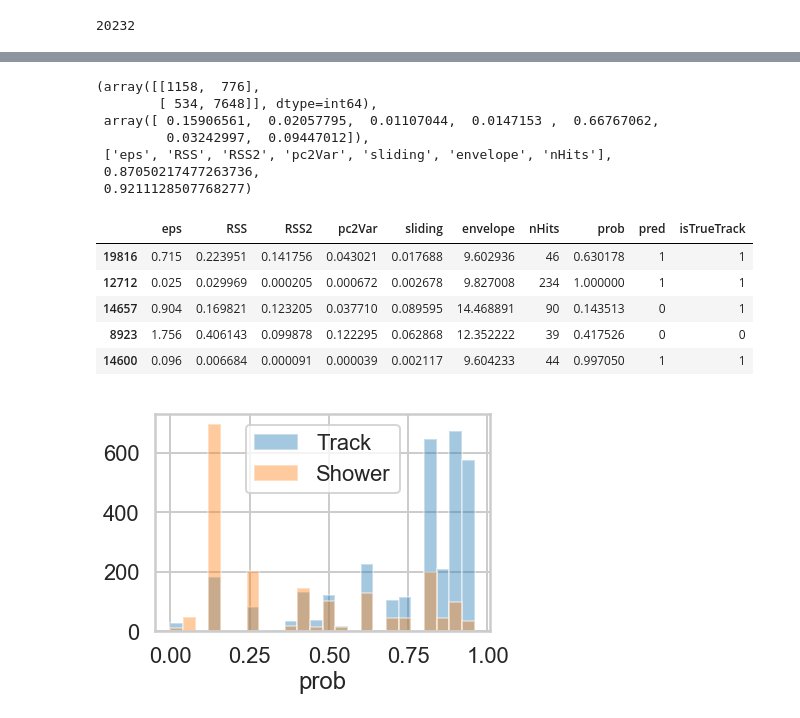
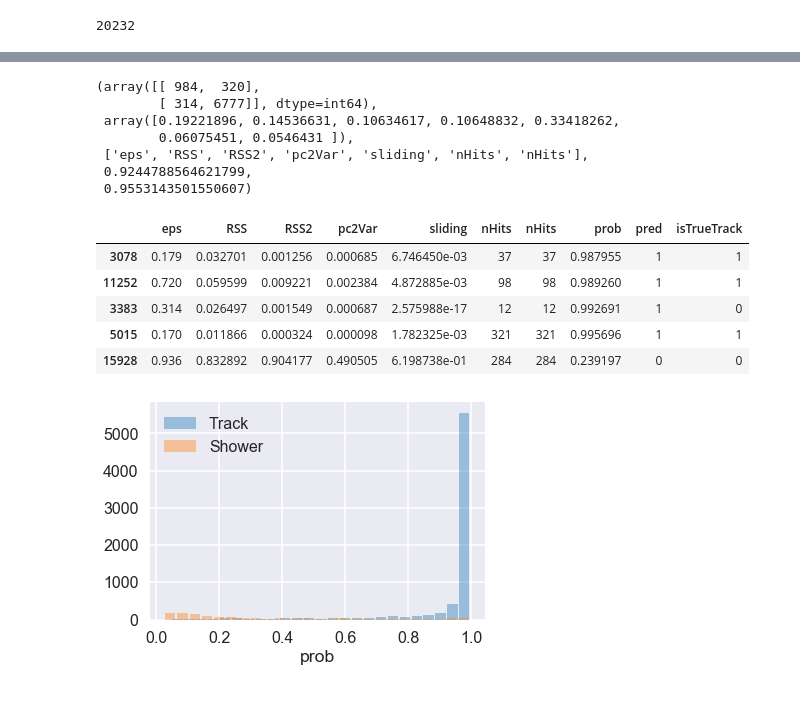
Before and after one commit to daanyaal1/Pandora-Masters-Project, a Jupyter notebook: Code/graphs.ipynb, the cells around one changed output, grey strips where cells are left out. Saved outputs shown, nothing was run; the diff lists cells and outputs as text; code cells hidden in the pictures.

Commit message:
Improved Graph

```diff
--- a/Code/graphs.ipynb
+++ b/Code/graphs.ipynb
@@ -20,9 +20,10 @@ len(df)
 20232
 # %%
 
-variables = ['eps','RSS', 'RSS2', 'pc2Var', 'sliding', 'envelope']
+variables = ['eps','RSS', 'RSS2', 'pc2Var', 'sliding', 'nHits']
 # %%
-df_cut = df.loc[(df['completeness']>0) & (df['purity']>0) & (df['nHits']>0)]
+df_cut = df.loc[(df['completeness']>0.5) & (df['purity']>0.5) & (df['nHits']>0) ]
 len(df_cut)
 df.head()
+len(df_cut)
 # %% [output]
@@ -35,5 +31,5 @@ df.head()
 # %%
-sns.set_style('whitegrid')
+sns.set_style('darkgrid')
 sns.set_context("poster")
 length=3
 width=2
@@ -42,8 +38,8 @@ plt.gcf().subplots_adjust(bottom=-0.8)
 count=0
 for i in range(len(variables)):
     bins = np.arange(min(df_cut[variables[i]]), max(df_cut[variables[i]]),(max(df_cut[variables[i]]) - min(df_cut[variables[i]]))/50)
-    sns.distplot(df_cut[df_cut.isTrueTrack == 1][variables[i]],bins=bins, label='Track',kde=False, norm_hist=True, ax=axarr[i%length][count%width])
-    sns.distplot(df_cut[df_cut.isTrueTrack == 0][variables[i]], bins= bins, label = 'Shower', kde=False, norm_hist=True, ax=axarr[i%length][count%width])
+    sns.distplot(df_cut[df_cut.isTrueTrack == 1][variables[i]],hist_kws = {"rwidth" :0.85},  bins=bins, label='Track',kde=False, norm_hist=True, ax=axarr[i%length][count%width])
+    sns.distplot(df_cut[df_cut.isTrueTrack == 0][variables[i]],hist_kws = {"rwidth" :0.85}, bins= bins, label = 'Shower', kde=False, norm_hist=True, ax=axarr[i%length][count%width])
     plt.legend()
     axarr[i%length][count%width].legend()
     #axarr[i%length][count%width].set_yscale('log')
@@ -76,22 +78,23 @@ df.head()
 train_variables = variables + ['nHits']
 X_train, X_test, y_train, y_test = train_test_split(df_cut[train_variables], df_cut['isTrueTrack'], test_size=0.5, random_state=42)
 # %%
-clf=DecisionTreeClassifier(max_depth=6)
-#clf = GradientBoostingClassifier()
+#clf=DecisionTreeClassifier(max_depth=6)
+clf = GradientBoostingClassifier()
 clf = clf.fit(X_train, y_train )
 y_pred = clf.predict(X_test)
-prob = [clf.predict_proba(X_test)[i][1] for i in range(len(X_test))]
+probabilities = clf.predict_proba(X_test)
+prob = [probabilities[i][1] for i in range(len(X_test))]
 
 
 confusion_matrix(y_test, y_pred), clf.feature_importances_, train_variables, accuracy_score(y_test, y_pred), f1_score(y_test, y_pred)
 # %% [output]
-(array([[1158,  776],
-        [ 534, 7648]], dtype=int64),
- array([ 0.15906561,  0.02057795,  0.01107044,  0.0147153 ,  0.66767062,
-         0.03242997,  0.09447012]),
- ['eps', 'RSS', 'RSS2', 'pc2Var', 'sliding', 'envelope', 'nHits'],
- 0.87050217477263736,
- 0.9211128507768277)
+(array([[ 984,  320],
+        [ 314, 6777]], dtype=int64),
+ array([0.19221896, 0.14536631, 0.10634617, 0.10648832, 0.33418262,
+        0.06075451, 0.0546431 ]),
+ ['eps', 'RSS', 'RSS2', 'pc2Var', 'sliding', 'nHits', 'nHits'],
+ 0.9244788564621799,
+ 0.9553143501550607)
 # %%
 X_test['prob']=prob
 X_test['pred']=y_pred
@@ -99,16 +102,16 @@ X_test['isTrueTrack']=y_test
 # %%
 X_test.head()
 # %% [output]
-|  | eps | RSS | RSS2 | pc2Var | sliding | envelope | nHits | prob | pred | isTrueTrack |
-| 19816 | 0.715 | 0.223951 | 0.141756 | 0.043021 | 0.017688 | 9.602936 | 46 | 0.630178 | 1 | 1 |
-| 12712 | 0.025 | 0.029969 | 0.000205 | 0.000672 | 0.002678 | 9.827008 | 234 | 1.000000 | 1 | 1 |
-| 14657 | 0.904 | 0.169821 | 0.123205 | 0.037710 | 0.089595 | 14.468891 | 90 | 0.143513 | 0 | 1 |
-| 8923 | 1.756 | 0.406143 | 0.099878 | 0.122295 | 0.062868 | 12.352222 | 39 | 0.417526 | 0 | 0 |
-| 14600 | 0.096 | 0.006684 | 0.000091 | 0.000039 | 0.002117 | 9.604233 | 44 | 0.997050 | 1 | 1 |
+|  | eps | RSS | RSS2 | pc2Var | sliding | nHits | nHits | prob | pred | isTrueTrack |
+| 3078 | 0.179 | 0.032701 | 0.001256 | 0.000685 | 6.746450e-03 | 37 | 37 | 0.987955 | 1 | 1 |
+| 11252 | 0.720 | 0.059599 | 0.009221 | 0.002384 | 4.872885e-03 | 98 | 98 | 0.989260 | 1 | 1 |
+| 3383 | 0.314 | 0.026497 | 0.001549 | 0.000687 | 2.575988e-17 | 12 | 12 | 0.992691 | 1 | 0 |
+| 5015 | 0.170 | 0.011866 | 0.000324 | 0.000098 | 1.782325e-03 | 321 | 321 | 0.995696 | 1 | 1 |
+| 15928 | 0.936 | 0.832892 | 0.904177 | 0.490505 | 6.198738e-01 | 284 | 284 | 0.239197 | 0 | 0 |
 # %%
-sns.distplot(X_test.loc[X_test['isTrueTrack']==1].prob,label='Track', kde=False, bins= np.arange(0,1,0.04))
-sns.distplot(X_test.loc[X_test['isTrueTrack']==0].prob, label='Shower', kde=False, bins= np.arange(0,1,0.04))
+sns.distplot(X_test.loc[X_test['isTrueTrack']==1].prob,hist_kws = {"rwidth" : 0.85}, label='Track', kde=False, bins= 25)
+sns.distplot(X_test.loc[X_test['isTrueTrack']==0].prob, label='Shower',hist_kws = {"rwidth" : 0.85}, kde=False, bins= 25)
 plt.legend()
 plt.show()
 # %% [output]
-[figure, old version]
+[figure, new version]
```
Also changed, not shown: parts of 9 cells of this notebook.
